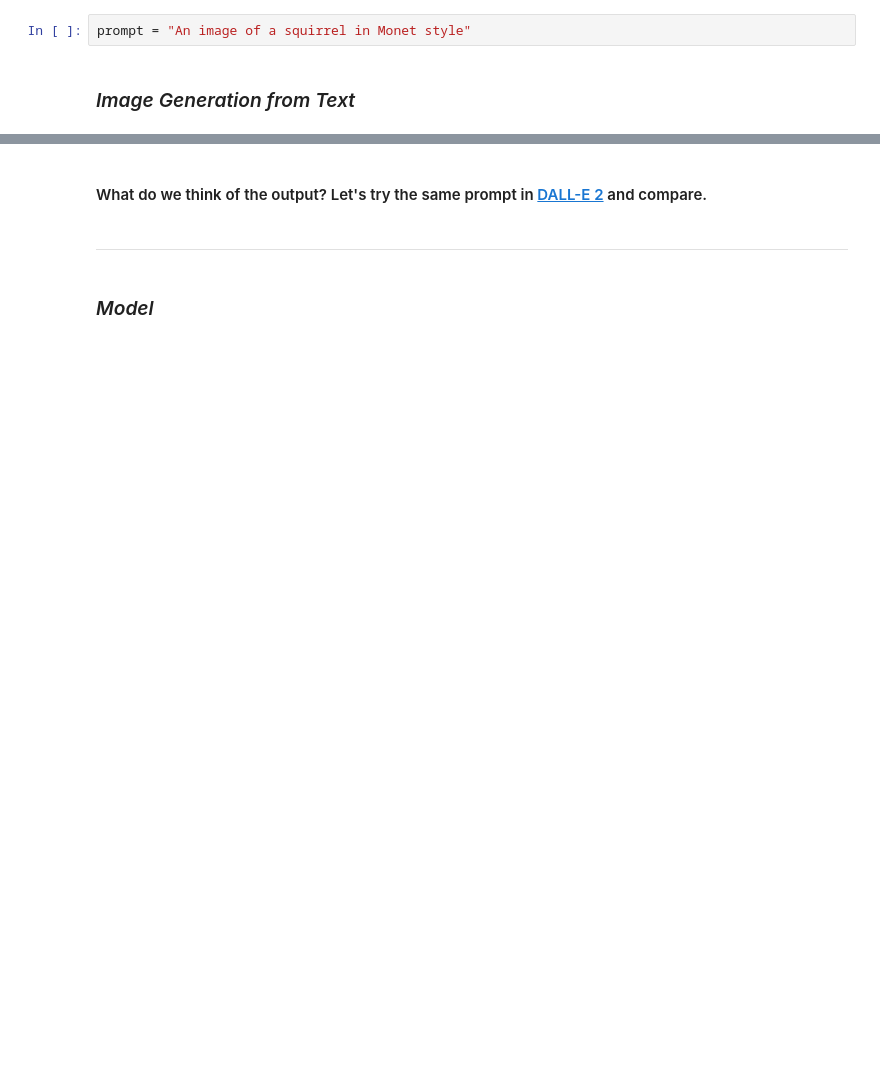
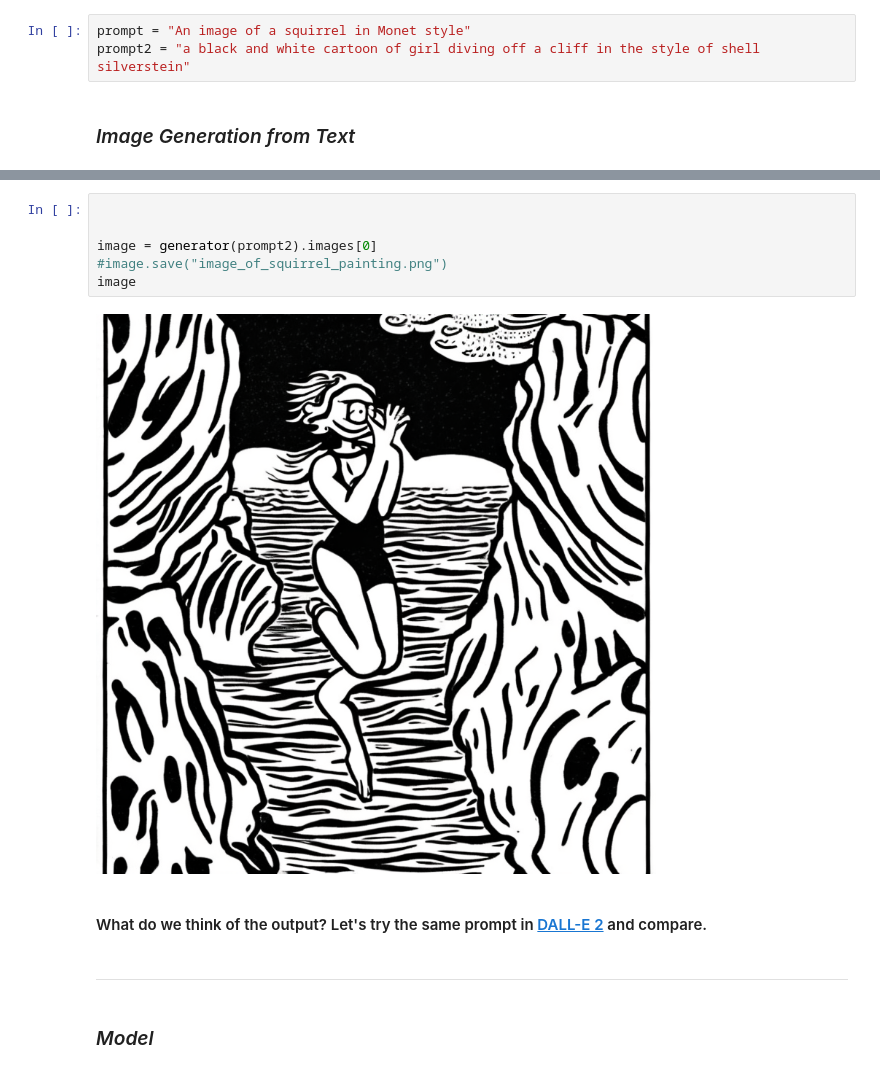
Before and after one commit to jkchandalia/nlpower, a Jupyter notebook: notebooks/4.0 Generative_AI.ipynb, the cells around one changed output, grey strips where cells are left out. Saved outputs shown, nothing was run; the diff lists cells and outputs as text; blank space fills up the shorter version.

```diff
--- a/notebooks/4.0 Generative_AI.ipynb
+++ b/notebooks/4.0 Generative_AI.ipynb
@@ -169,6 +169,7 @@ StableDiffusionPipeline {
 ### *Prompt*
 # %%
 prompt = "An image of a squirrel in Monet style"
+prompt2 = "a black and white cartoon of girl diving off a cliff in the style of shell silverstein"
 # %% [markdown]
 ### *Image Generation from Text*
 # %%
@@ -182,3 +183,11 @@ image
+# %%
+
+
+image = generator(prompt2).images[0]
+#image.save("image_of_squirrel_painting.png")
+image
+# %% [output]
+[figure, added]
 # %% [markdown]
 #### What do we think of the output? Let's try the same prompt in [DALL-E 2](https://labs.openai.com/) and compare.
 # %% [markdown]
```
Also changed, not shown: parts of 8 cells of this notebook.
